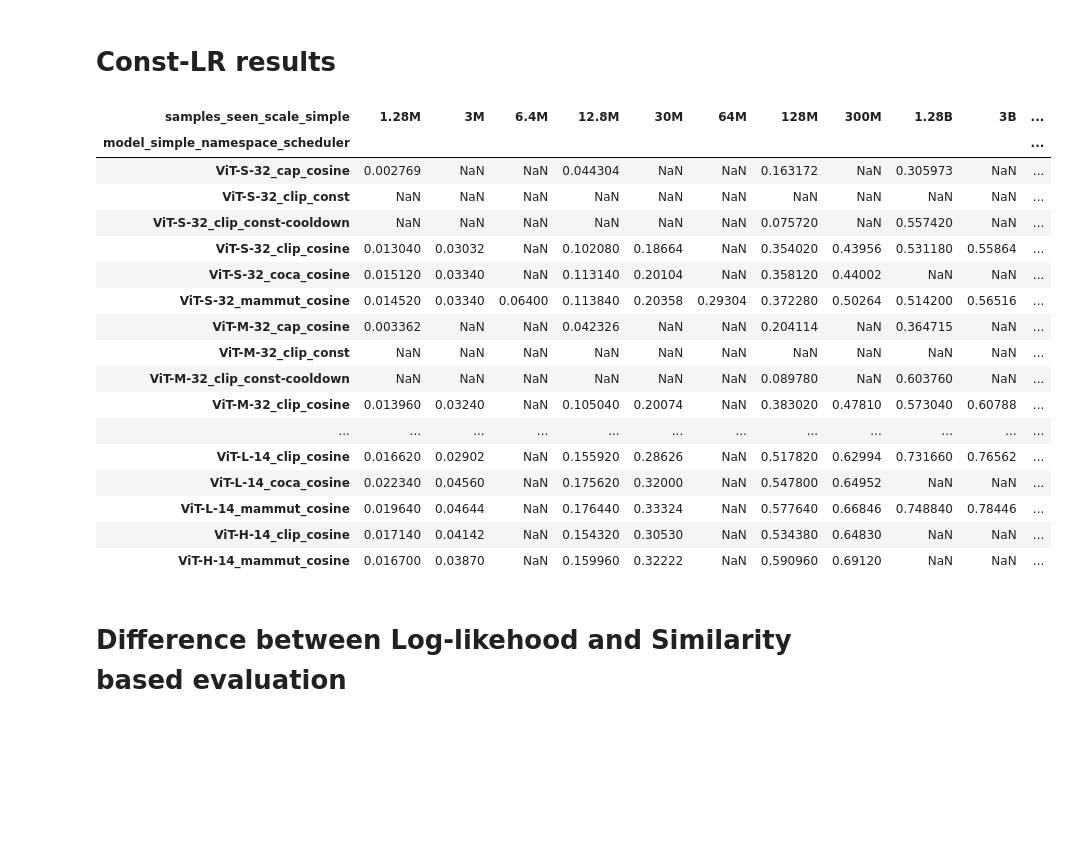
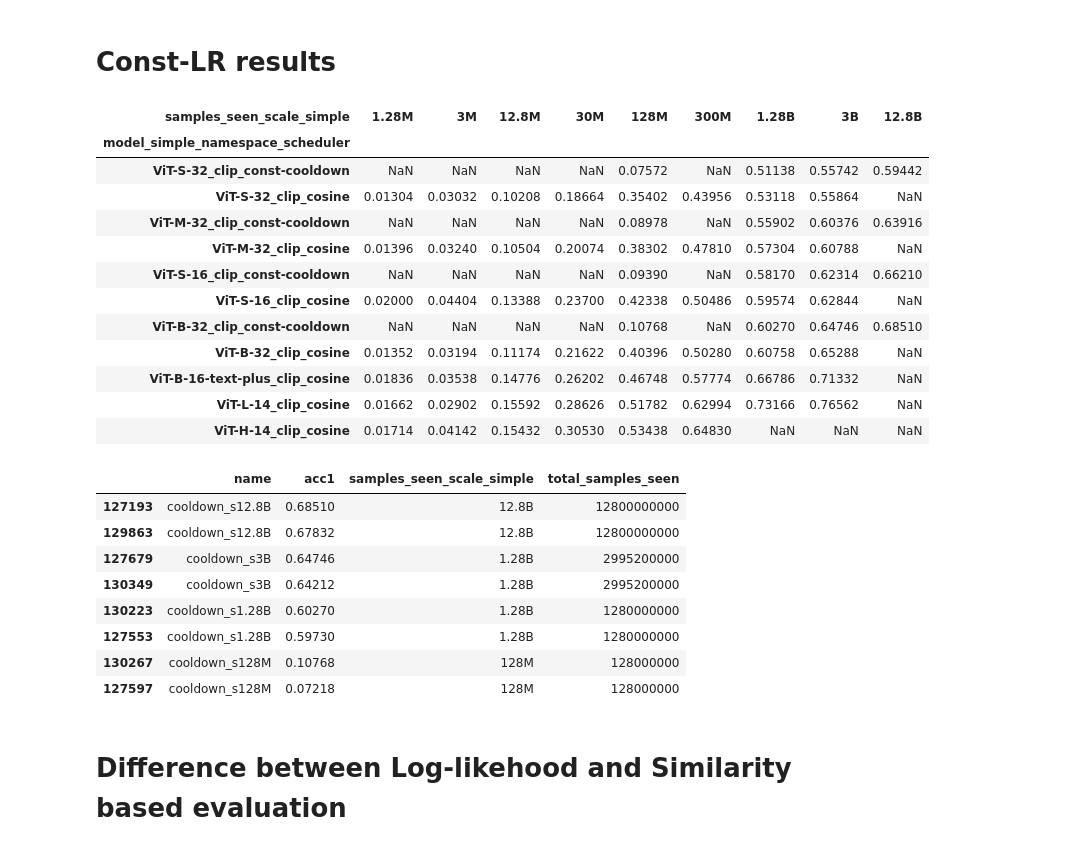
Before and after one commit to SLAMPAI/open_clip_scaling, a Jupyter notebook: results.ipynb, the cells around one changed output. Drawn from its saved outputs; the diff is of its cells as text; code cells hidden in the pictures; blank space fills up the shorter version.

Commit message:
fix const lr results table in notebook

```diff
--- a/results.ipynb
+++ b/results.ipynb
@@ -108,11 +108,12 @@ scales = [
     "3B",
     "12.8B",
 ]
+scales_numeric = [samples_seen_from_str(s) for s in scales]
 def human(v):
     # check closest from `scales`
-    for s in reversed(scales):
-        if v >= samples_seen_from_str(s):
-            return s
+    if v <= np.max(scales_numeric):
+        idx = np.abs(np.array(scales_numeric) - v).argmin()
+        return scales[idx]
     else:
         if v < 10 ** 6:
             return str(v)
@@ -484,6 +485,8 @@ d = d[d.pretrain_dataset != "/p/scratch/laionize/cherti1/datacomp_1B_recap/{0000
 
 d = d[d.downstream_dataset==ds]
 d = d[d.epoch==d.total_epochs]
+d = d[d.lr_scheduler.isin(["cosine", "const-cooldown"])]
+d = d[d.namespace == "clip"]
 #d = d[d.task.str.contains("generative")]
 #print(len(d))
 #d = d[d.eval_type == eval_type]
@@ -495,51 +498,74 @@ d = pd.pivot(
     index="samples_seen_scale_simple",
     columns=("model_simple_namespace_scheduler"),
     values=metric,
 )
 
 cols = d.columns
 cols = sorted(cols, key=lambda k:model_profile.loc["_".join(k.split("_")[:-2])].gflops)
 #cols = [c  for c in cols if "cap" not in c and "coca" not in c and "H-14" not in c and "plus" not in c]
 
 d = d[cols]
 index = sorted(d.index, key=lambda k:samples_seen_from_str(k))
 #index = ['1.28B']
 d = d.loc[index]
 #print(index)
 #d = d.dropna(axis=0)
 #d.T
 
 dl = d.T.copy()
 dl = dl.round(2)
 s=(dl.to_latex(float_format="%.2f"))
 s = s.replace("NaN", "-")
 s = s.replace("_", " ")
 s = s.replace("coca", "CoCa")
 s = s.replace("cap", "Cap")
 s = s.replace("mammut", "MaMMUT")
 s = s.replace("clip", "CLIP")
 #print(s)
 d
 d.T
 # %% [output]
-| samples_seen_scale_simple | 1.28M | 3M | 6.4M | 12.8M | 30M | 64M | 128M | 300M | 1.28B | 3B | ... |
-| model_simple_namespace_scheduler |  |  |  |  |  |  |  |  |  |  | ... |
-| ViT-S-32_cap_cosine | 0.002769 | NaN | NaN | 0.044304 | NaN | NaN | 0.163172 | NaN | 0.305973 | NaN | ... |
-| ViT-S-32_clip_const | NaN | NaN | NaN | NaN | NaN | NaN | NaN | NaN | NaN | NaN | ... |
-| ViT-S-32_clip_const-cooldown | NaN | NaN | NaN | NaN | NaN | NaN | 0.075720 | NaN | 0.557420 | NaN | ... |
-| ViT-S-32_clip_cosine | 0.013040 | 0.03032 | NaN | 0.102080 | 0.18664 | NaN | 0.354020 | 0.43956 | 0.531180 | 0.55864 | ... |
-| ViT-S-32_coca_cosine | 0.015120 | 0.03340 | NaN | 0.113140 | 0.20104 | NaN | 0.358120 | 0.44002 | NaN | NaN | ... |
-| ViT-S-32_mammut_cosine | 0.014520 | 0.03340 | 0.06400 | 0.113840 | 0.20358 | 0.29304 | 0.372280 | 0.50264 | 0.514200 | 0.56516 | ... |
-| ViT-M-32_cap_cosine | 0.003362 | NaN | NaN | 0.042326 | NaN | NaN | 0.204114 | NaN | 0.364715 | NaN | ... |
-| ViT-M-32_clip_const | NaN | NaN | NaN | NaN | NaN | NaN | NaN | NaN | NaN | NaN | ... |
-| ViT-M-32_clip_const-cooldown | NaN | NaN | NaN | NaN | NaN | NaN | 0.089780 | NaN | 0.603760 | NaN | ... |
-| ViT-M-32_clip_cosine | 0.013960 | 0.03240 | NaN | 0.105040 | 0.20074 | NaN | 0.383020 | 0.47810 | 0.573040 | 0.60788 | ... |
-| ... | ... | ... | ... | ... | ... | ... | ... | ... | ... | ... | ... |
-| ViT-L-14_clip_cosine | 0.016620 | 0.02902 | NaN | 0.155920 | 0.28626 | NaN | 0.517820 | 0.62994 | 0.731660 | 0.76562 | ... |
-| ViT-L-14_coca_cosine | 0.022340 | 0.04560 | NaN | 0.175620 | 0.32000 | NaN | 0.547800 | 0.64952 | NaN | NaN | ... |
-| ViT-L-14_mammut_cosine | 0.019640 | 0.04644 | NaN | 0.176440 | 0.33324 | NaN | 0.577640 | 0.66846 | 0.748840 | 0.78446 | ... |
-| ViT-H-14_clip_cosine | 0.017140 | 0.04142 | NaN | 0.154320 | 0.30530 | NaN | 0.534380 | 0.64830 | NaN | NaN | ... |
-| ViT-H-14_mammut_cosine | 0.016700 | 0.03870 | NaN | 0.159960 | 0.32222 | NaN | 0.590960 | 0.69120 | NaN | NaN | ... |
+| samples_seen_scale_simple | 1.28M | 3M | 12.8M | 30M | 128M | 300M | 1.28B | 3B | 12.8B |
+| model_simple_namespace_scheduler |  |  |  |  |  |  |  |  |  |
+| ViT-S-32_clip_const-cooldown | NaN | NaN | NaN | NaN | 0.07572 | NaN | 0.51138 | 0.55742 | 0.59442 |
+| ViT-S-32_clip_cosine | 0.01304 | 0.03032 | 0.10208 | 0.18664 | 0.35402 | 0.43956 | 0.53118 | 0.55864 | NaN |
+| ViT-M-32_clip_const-cooldown | NaN | NaN | NaN | NaN | 0.08978 | NaN | 0.55902 | 0.60376 | 0.63916 |
+| ViT-M-32_clip_cosine | 0.01396 | 0.03240 | 0.10504 | 0.20074 | 0.38302 | 0.47810 | 0.57304 | 0.60788 | NaN |
+| ViT-S-16_clip_const-cooldown | NaN | NaN | NaN | NaN | 0.09390 | NaN | 0.58170 | 0.62314 | 0.66210 |
+| ViT-S-16_clip_cosine | 0.02000 | 0.04404 | 0.13388 | 0.23700 | 0.42338 | 0.50486 | 0.59574 | 0.62844 | NaN |
+| ViT-B-32_clip_const-cooldown | NaN | NaN | NaN | NaN | 0.10768 | NaN | 0.60270 | 0.64746 | 0.68510 |
+| ViT-B-32_clip_cosine | 0.01352 | 0.03194 | 0.11174 | 0.21622 | 0.40396 | 0.50280 | 0.60758 | 0.65288 | NaN |
+| ViT-B-16-text-plus_clip_cosine | 0.01836 | 0.03538 | 0.14776 | 0.26202 | 0.46748 | 0.57774 | 0.66786 | 0.71332 | NaN |
+| ViT-L-14_clip_cosine | 0.01662 | 0.02902 | 0.15592 | 0.28626 | 0.51782 | 0.62994 | 0.73166 | 0.76562 | NaN |
+| ViT-H-14_clip_cosine | 0.01714 | 0.04142 | 0.15432 | 0.30530 | 0.53438 | 0.64830 | NaN | NaN | NaN |
+# %%
+ds, metric = "imagenet1k", "acc1"
+#ds, metric = "sugar_crepe/swap_obj", "acc"
+#ds, metric = "winoground", "image_acc"
+#ds, metric = "winoground", "text_acc"
+
+
+d = df.copy()
+d["model_simple_namespace_scheduler"] = d.apply(lambda r:f"{r.model_simple_namespace}_{r.lr_scheduler}", axis=1)
+d = d[d.pretrain_dataset != "/p/scratch/laionize/cherti1/datacomp_1B_recap/{0000000..0139827}.tar"]
+
+
+d = d[d.downstream_dataset==ds]
+d = d[d.epoch==d.total_epochs]
+d = d[d.lr_scheduler == "const-cooldown"]
+d = d[d.model == "ViT-B-32"]
+d = d.sort_values(by=metric, ascending=False)
+d[["name", "acc1", "samples_seen_scale_simple", "total_samples_seen"]]
+# %% [output]
+|  | name | acc1 | samples_seen_scale_simple | total_samples_seen |
+| 127193 | cooldown_s12.8B | 0.68510 | 12.8B | 12800000000 |
+| 129863 | cooldown_s12.8B | 0.67832 | 12.8B | 12800000000 |
+| 127679 | cooldown_s3B | 0.64746 | 1.28B | 2995200000 |
+| 130349 | cooldown_s3B | 0.64212 | 1.28B | 2995200000 |
+| 130223 | cooldown_s1.28B | 0.60270 | 1.28B | 1280000000 |
+| 127553 | cooldown_s1.28B | 0.59730 | 1.28B | 1280000000 |
+| 130267 | cooldown_s128M | 0.10768 | 128M | 128000000 |
+| 127597 | cooldown_s128M | 0.07218 | 128M | 128000000 |
 # %% [markdown]
 # Difference between Log-likehood and Similarity based evaluation
 # %%
```
Also changed, not shown: parts of 1 cell of this notebook.
